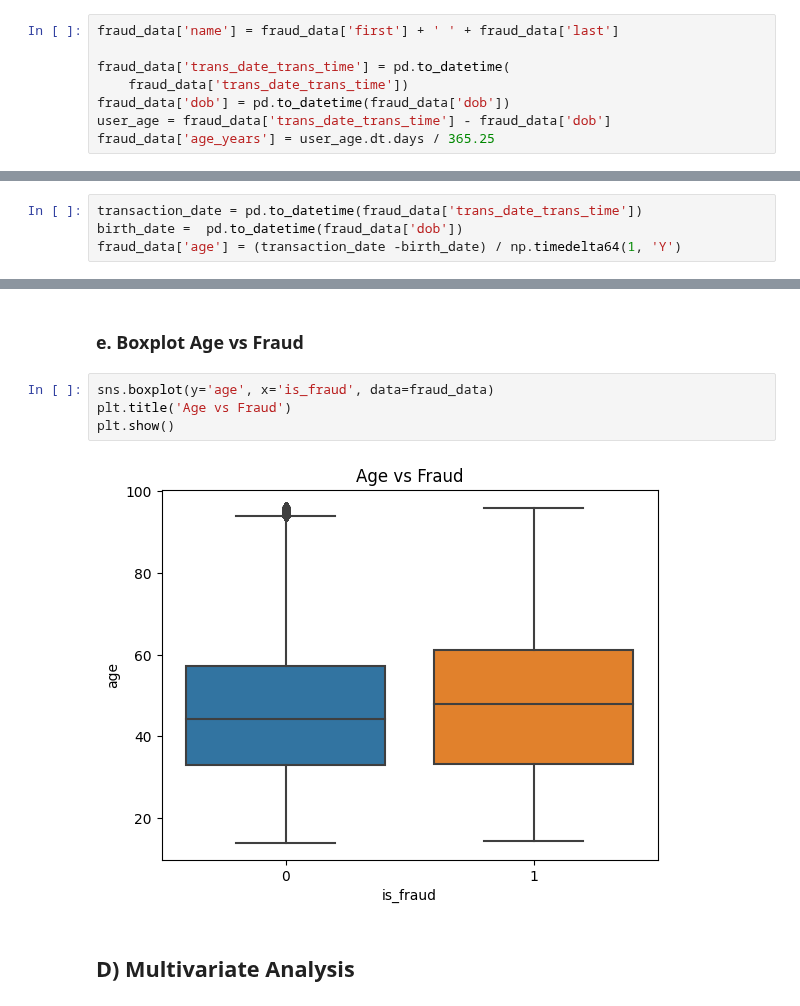
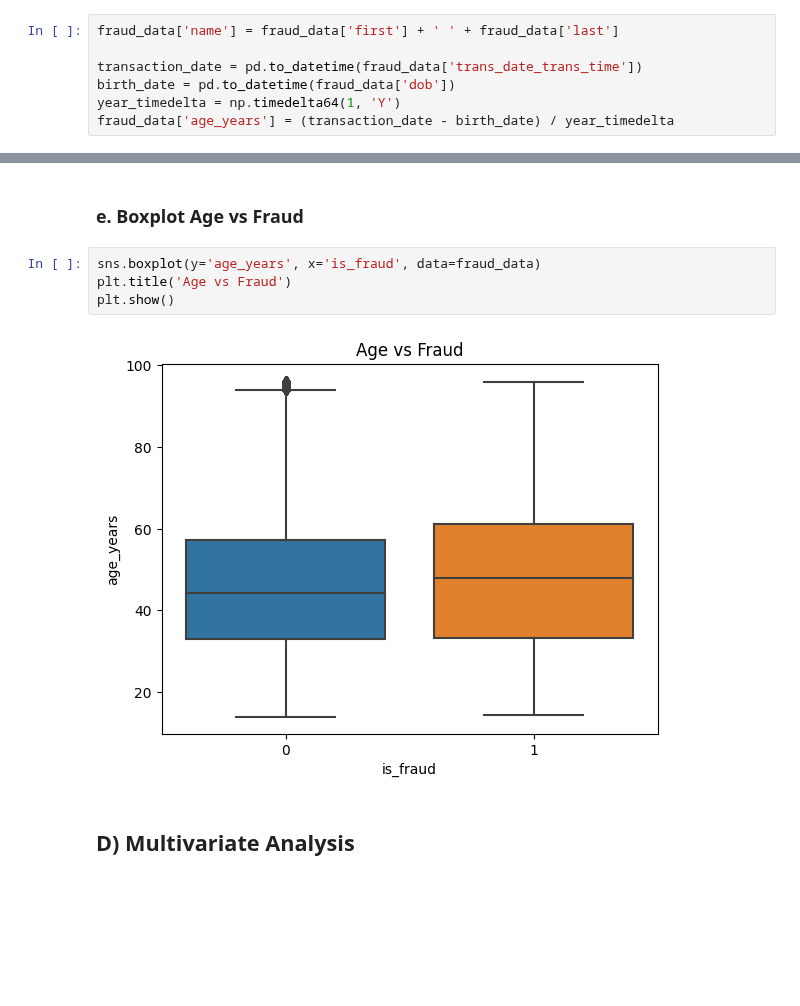
Before and after one commit to arthuralbarelli/ml-credit-card-fraud-detection, a Jupyter notebook: notebooks/credit_card_fraud_exploratory_analysis.ipynb, the cells around one changed output, grey strips where cells are left out. Drawn from its saved outputs; the diff is of its cells as text; blank space fills up the shorter version.

Commit message:
refactor(notebooks): Recalculate user age

```diff
--- a/notebooks/credit_card_fraud_exploratory_analysis.ipynb
+++ b/notebooks/credit_card_fraud_exploratory_analysis.ipynb
@@ -86,11 +86,10 @@ memory usage: 339.2+ MB
 # %%
 fraud_data['name'] = fraud_data['first'] + ' ' + fraud_data['last']
 
-fraud_data['trans_date_trans_time'] = pd.to_datetime(
-    fraud_data['trans_date_trans_time'])
-fraud_data['dob'] = pd.to_datetime(fraud_data['dob'])
-user_age = fraud_data['trans_date_trans_time'] - fraud_data['dob']
-fraud_data['age_years'] = user_age.dt.days / 365.25
+transaction_date = pd.to_datetime(fraud_data['trans_date_trans_time'])
+birth_date = pd.to_datetime(fraud_data['dob'])
+year_timedelta = np.timedelta64(1, 'Y')
+fraud_data['age_years'] = (transaction_date - birth_date) / year_timedelta
 # %% [markdown]
 # 5. Exploratory Data Analysis
 # %% [markdown]
@@ -164,10 +163,6 @@ fraud_data.describe().style.format('{:.2f}')
 | max | 1296674.00 | 4992346398065154048.00 | 28948.90 | 99921.00 | 66.69 | -67.95 | 2906700.00 | 1388534374.00 | 67.51 | -66.95 | ... |
 # %% [markdown]
 ## C) Data Preparation
-# %%
-transaction_date = pd.to_datetime(fraud_data['trans_date_trans_time'])
-birth_date =  pd.to_datetime(fraud_data['dob'])
-fraud_data['age'] = (transaction_date -birth_date) / np.timedelta64(1, 'Y')
 # %% [markdown]
 ## D) Univariate Analysis
 # %% [markdown]
@@ -262,11 +257,11 @@ plt.show()
 # %% [markdown]
 ### e. Boxplot Age vs Fraud
 # %%
-sns.boxplot(y='age', x='is_fraud', data=fraud_data)
+sns.boxplot(y='age_years', x='is_fraud', data=fraud_data)
 plt.title('Age vs Fraud')
 plt.show()
 # %% [output]
-[figure, old version]
+[figure, new version]
 # %% [markdown]
 ## D) Multivariate Analysis
 # %% [markdown]
```
Also changed, not shown: parts of 7 cells of this notebook, 1 other file.
